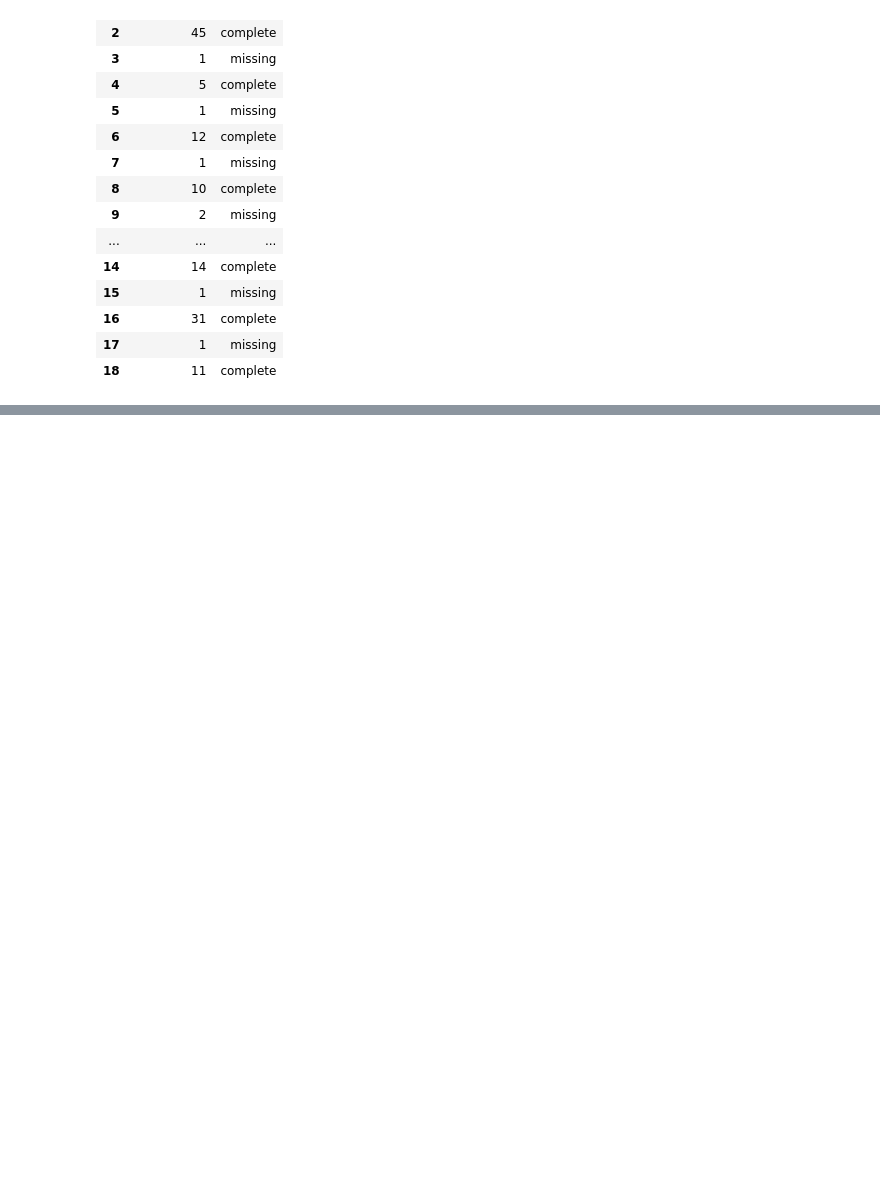
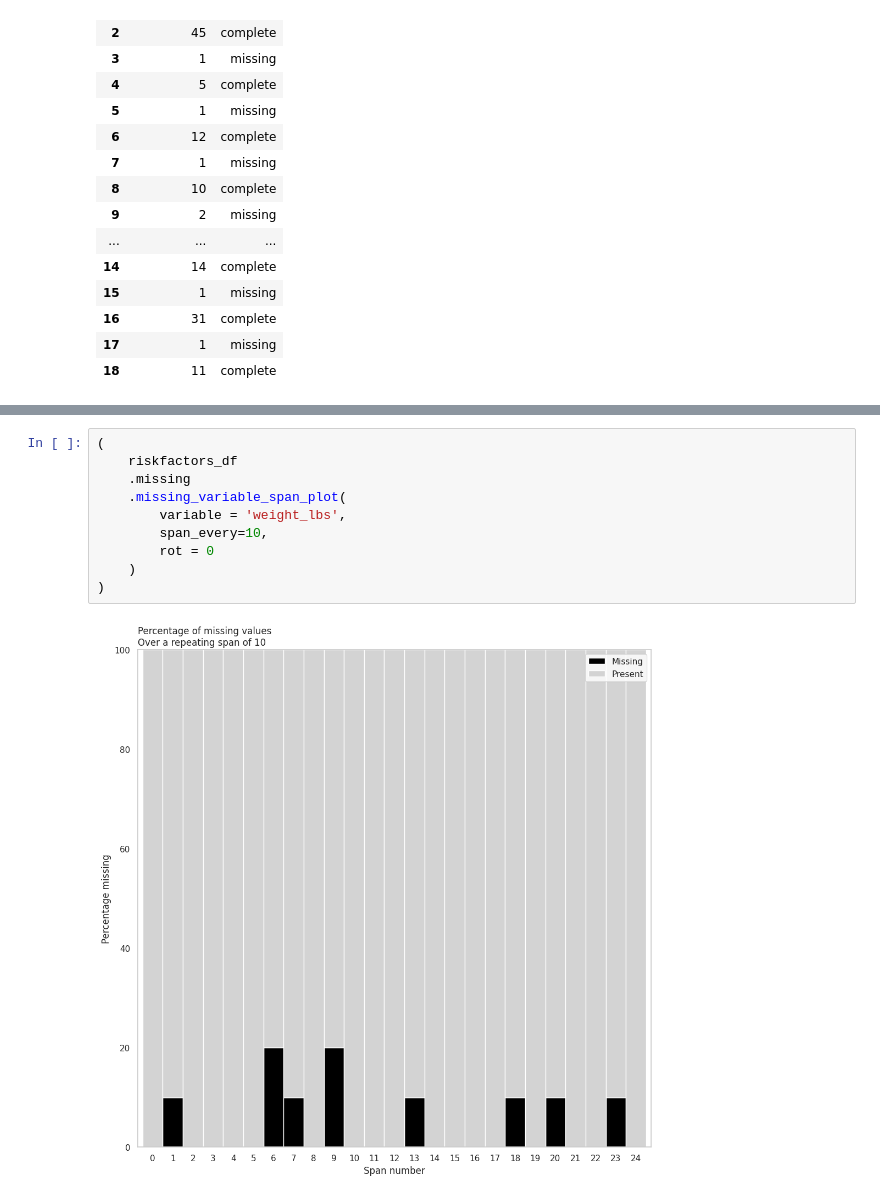
Before and after one commit to Monkey8596/Missing_data_handling-, a Jupyter notebook: notebooks/00Live_exploration.ipynb, the cells around one changed output, grey strips where cells are left out. Drawn from its saved outputs; the diff is of its cells as text; blank space fills up the shorter version.

```diff
--- a/notebooks/00Live_exploration.ipynb
+++ b/notebooks/00Live_exploration.ipynb
@@ -335,0 +346,12 @@ riskfactors_df.missing.missing_case_table()
+# %%
+(
+    riskfactors_df
+    .missing
+    .missing_variable_span_plot(
+        variable = 'weight_lbs',
+        span_every=10,
+        rot = 0
+    )
+)
+# %% [output]
+[figure, added]
```
Also changed, not shown: parts of 6 cells of this notebook.
